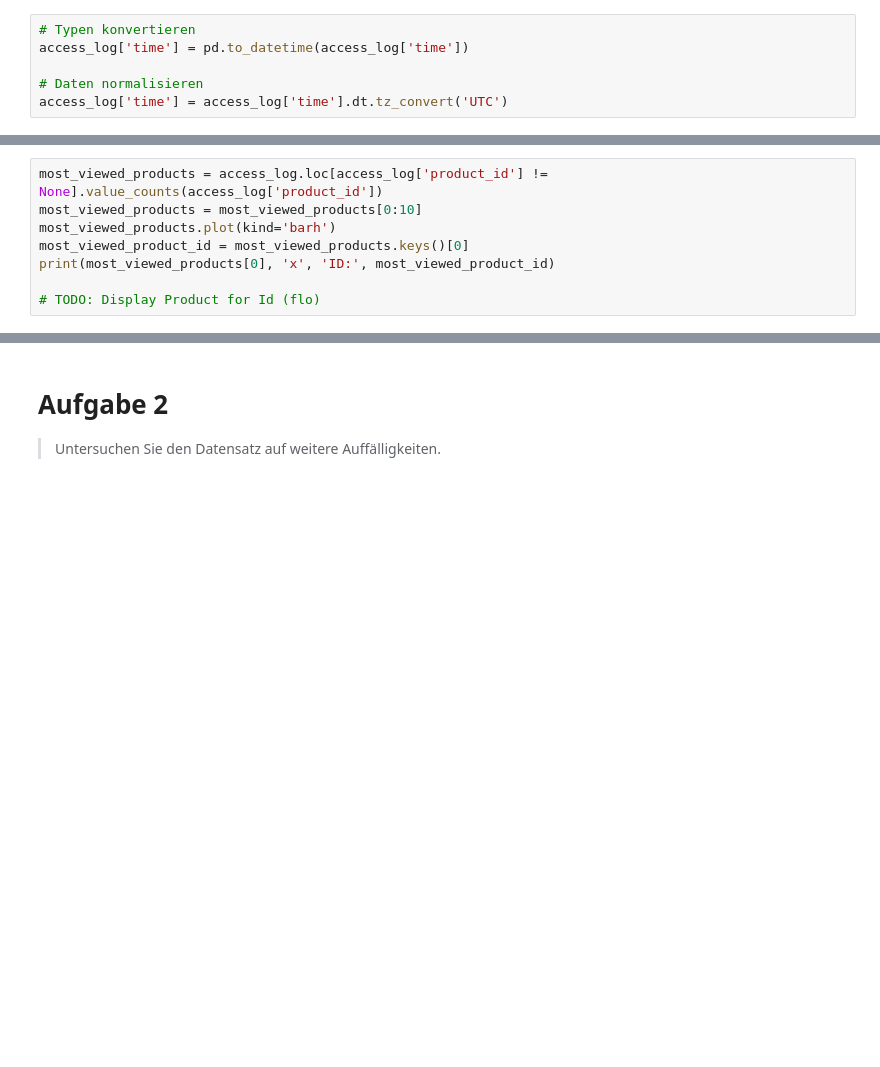
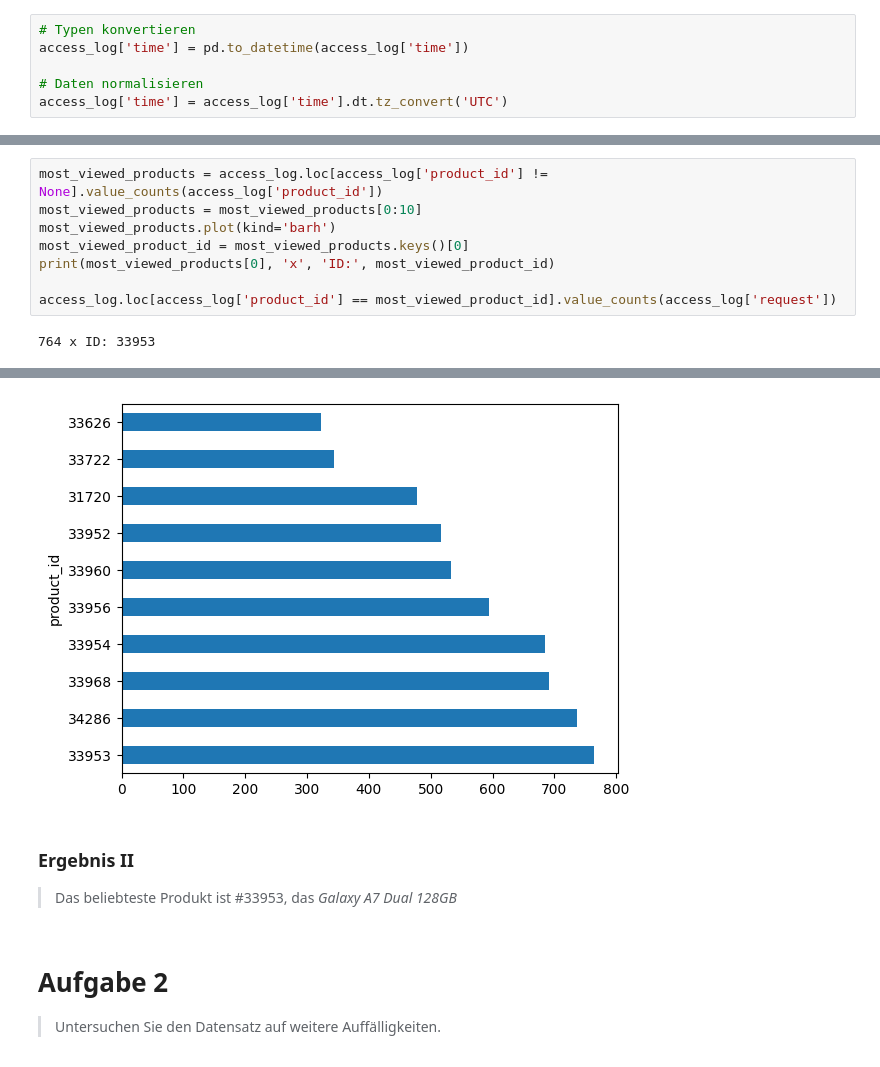
Before and after one commit to Flenz42/HSD-DAW-Pandas-SS23, a Jupyter notebook: project.ipynb, the cells around one changed output, grey strips where cells are left out. Cells and saved outputs as stored; diff of their text form; blank space fills up the shorter version.

Commit message:
Resolve Todos

```diff
--- a/project.ipynb
+++ b/project.ipynb
@@ -125,4 +166,6 @@ most_viewed_products.plot(kind='barh')
 most_viewed_product_id = most_viewed_products.keys()[0]
 print(most_viewed_products[0], 'x', 'ID:', most_viewed_product_id)
 
-# TODO: Display Product for Id (flo)
+access_log.loc[access_log['product_id'] == most_viewed_product_id].value_counts(access_log['request'])
+# %% [output]
+764 x ID: 33953
@@ -129,3 +189,8 @@ print(most_viewed_products[0], 'x', 'ID:', most_viewed_product_id)
+[figure, added]
+# %% [markdown]
+### Ergebnis II
+
+> Das beliebteste Produkt ist #33953, das _Galaxy A7 Dual 128GB_
 # %% [markdown]
 # Aufgabe 2
 
```
Also changed, not shown: parts of 38 cells of this notebook.
